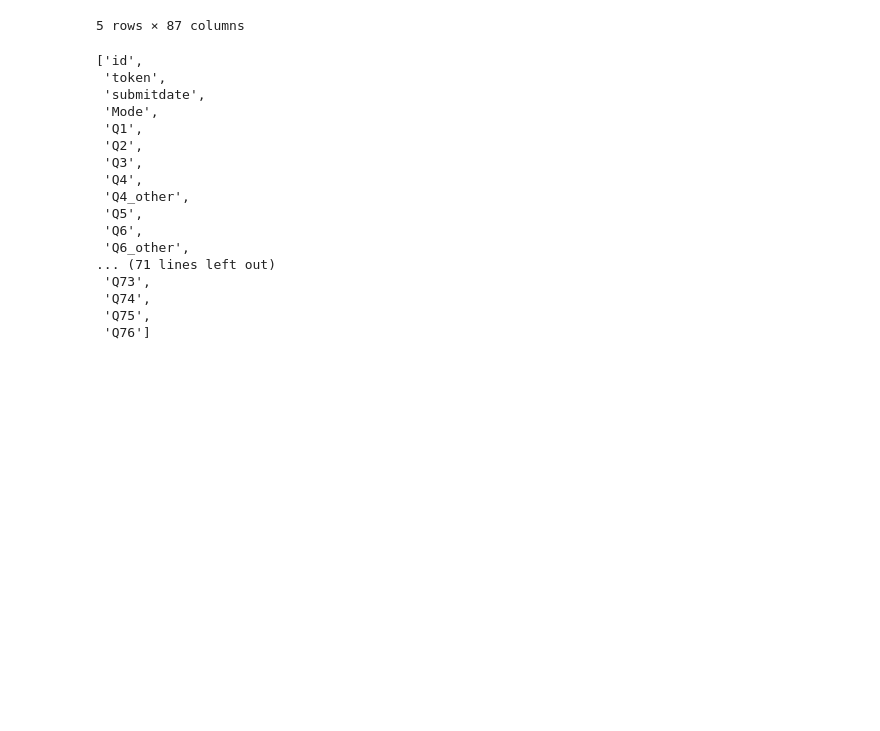
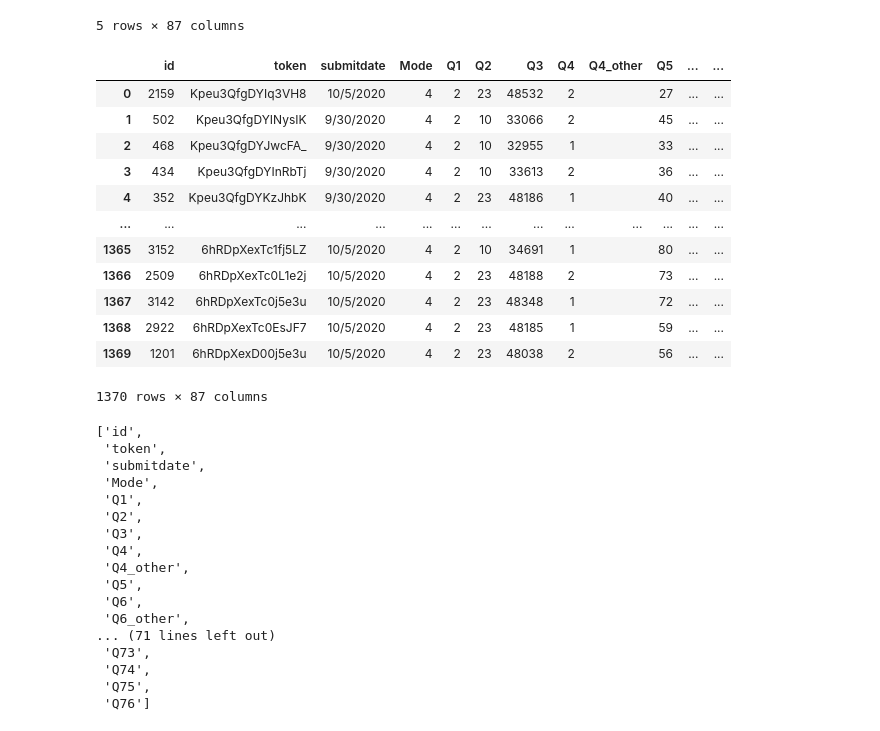
Before and after one commit to Llisha-Bleu/2020_Election_Results, a Jupyter notebook: Database/election_data_cleanup.ipynb, the cells around one changed output. Drawn from its saved outputs; the diff is of its cells as text; code cells hidden in the pictures; blank space fills up the shorter version.

```diff
--- a/Database/election_data_cleanup.ipynb
+++ b/Database/election_data_cleanup.ipynb
@@ -24,6 +24,26 @@ survey_raw_df.head()
 | 3 | 434 | Kpeu3QfgDYInRbTj | 9/30/2020 | 4 | 2 | 10 | 33613 | 2 |  | 36 | ... | ... |
 | 4 | 352 | Kpeu3QfgDYKzJhbK | 9/30/2020 | 4 | 2 | 23 | 48186 | 1 |  | 40 | ... | ... |
 5 rows × 87 columns
+# %%
+# create filter expression to remove mostly NULL columns
+# 1. list comprehension to see null columns with 90% values (i.e. columns to keep)
+survey_data_to_keep = [column for column in survey_raw_df.columns if survey_raw_df[column].isnull().sum() < len(survey_raw_df) * 0.9]
+survey_clean = survey_raw_df[survey_data_to_keep]
+survey_clean
+# %% [output]
+|  | id | token | submitdate | Mode | Q1 | Q2 | Q3 | Q4 | Q4_other | Q5 | ... | ... |
+| 0 | 2159 | Kpeu3QfgDYIq3VH8 | 10/5/2020 | 4 | 2 | 23 | 48532 | 2 |  | 27 | ... | ... |
+| 1 | 502 | Kpeu3QfgDYINysIK | 9/30/2020 | 4 | 2 | 10 | 33066 | 2 |  | 45 | ... | ... |
+| 2 | 468 | Kpeu3QfgDYJwcFA_ | 9/30/2020 | 4 | 2 | 10 | 32955 | 1 |  | 33 | ... | ... |
+| 3 | 434 | Kpeu3QfgDYInRbTj | 9/30/2020 | 4 | 2 | 10 | 33613 | 2 |  | 36 | ... | ... |
+| 4 | 352 | Kpeu3QfgDYKzJhbK | 9/30/2020 | 4 | 2 | 23 | 48186 | 1 |  | 40 | ... | ... |
+| ... | ... | ... | ... | ... | ... | ... | ... | ... | ... | ... | ... | ... |
+| 1365 | 3152 | 6hRDpXexTc1fj5LZ | 10/5/2020 | 4 | 2 | 10 | 34691 | 1 |  | 80 | ... | ... |
+| 1366 | 2509 | 6hRDpXexTc0L1e2j | 10/5/2020 | 4 | 2 | 23 | 48188 | 2 |  | 73 | ... | ... |
+| 1367 | 3142 | 6hRDpXexTc0j5e3u | 10/5/2020 | 4 | 2 | 23 | 48348 | 1 |  | 72 | ... | ... |
+| 1368 | 2922 | 6hRDpXexTc0EsJF7 | 10/5/2020 | 4 | 2 | 23 | 48185 | 1 |  | 59 | ... | ... |
+| 1369 | 1201 | 6hRDpXexD00j5e3u | 10/5/2020 | 4 | 2 | 23 | 48038 | 2 |  | 56 | ... | ... |
+1370 rows × 87 columns
 # %%
 # list columns
 survey_raw_df.columns.tolist()
```
Also changed, not shown: parts of 3 cells of this notebook, 1 other file.
